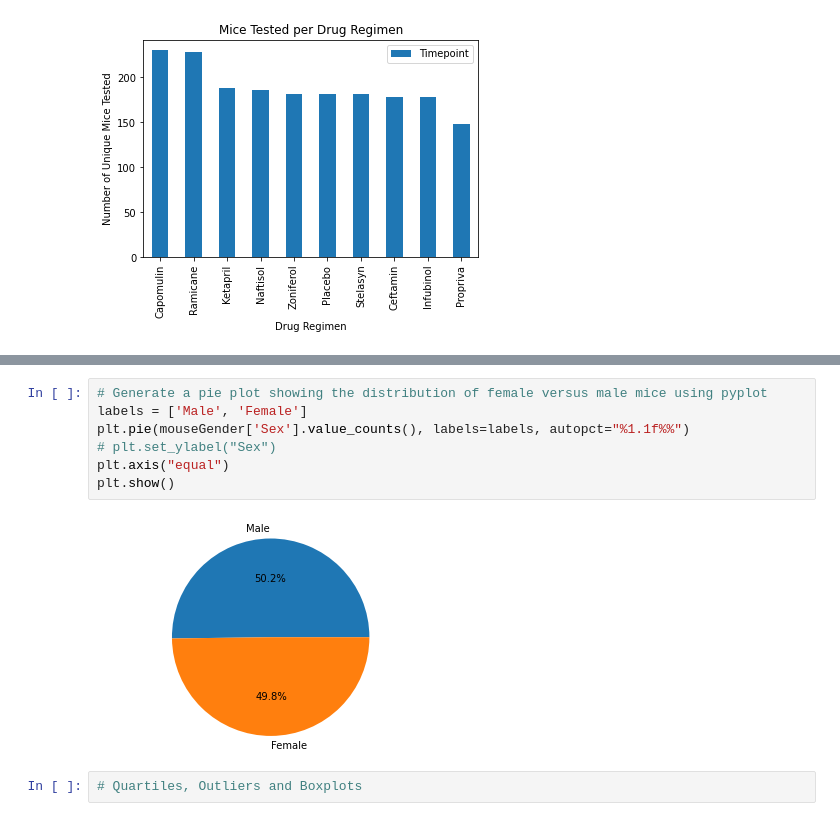
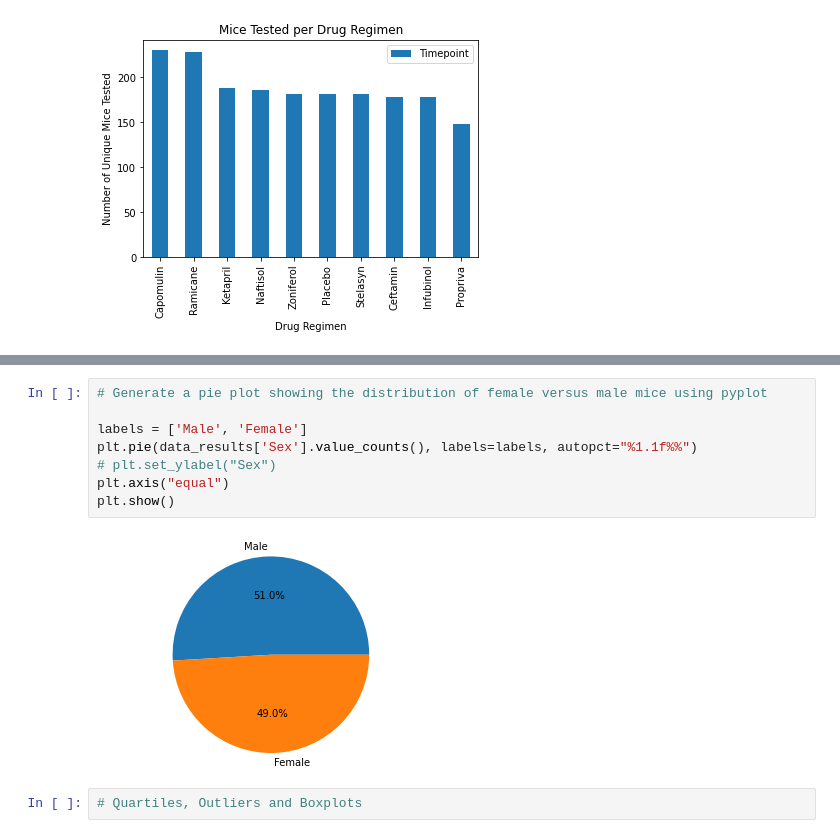
Before and after one commit to ennegineer/05-matplotlibHW, a Jupyter notebook: Statistics.ipynb, the cells around one changed output, grey strips where cells are left out. Cells and saved outputs as stored; diff of their text form.

Commit message:
fixed pie charts

```diff
--- a/Statistics.ipynb
+++ b/Statistics.ipynb
@@ -183,11 +186,12 @@ TypeError: '<' not supported between instances of 'str' and 'int'
 # %%
 # Generate a pie plot showing the distribution of female versus male mice using pyplot
+
 labels = ['Male', 'Female']
-plt.pie(mouseGender['Sex'].value_counts(), labels=labels, autopct="%1.1f%%")
+plt.pie(data_results['Sex'].value_counts(), labels=labels, autopct="%1.1f%%")
 # plt.set_ylabel("Sex")
 plt.axis("equal")
 plt.show()
 # %% [output]
-[figure, old version]
+[figure, new version]
 # %%
 # Quartiles, Outliers and Boxplots
```
Also changed, not shown: parts of 7 cells of this notebook.
